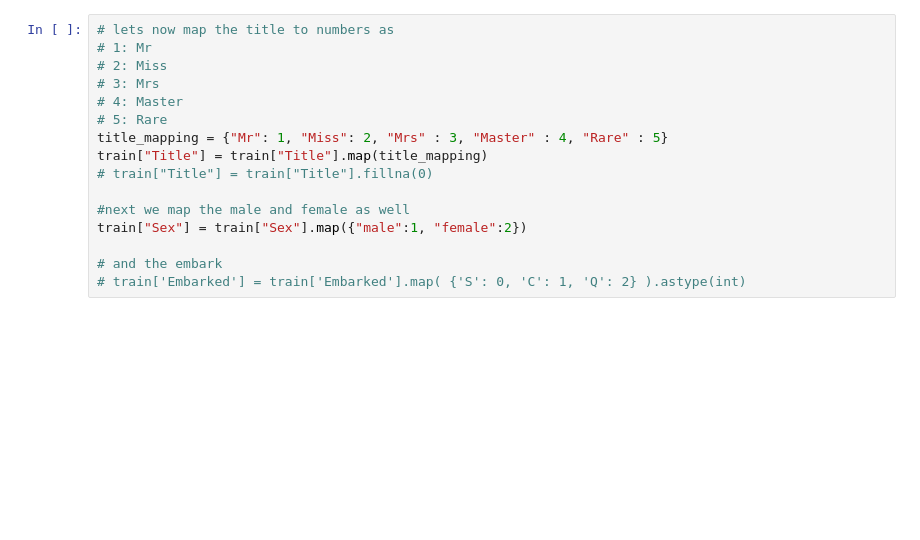
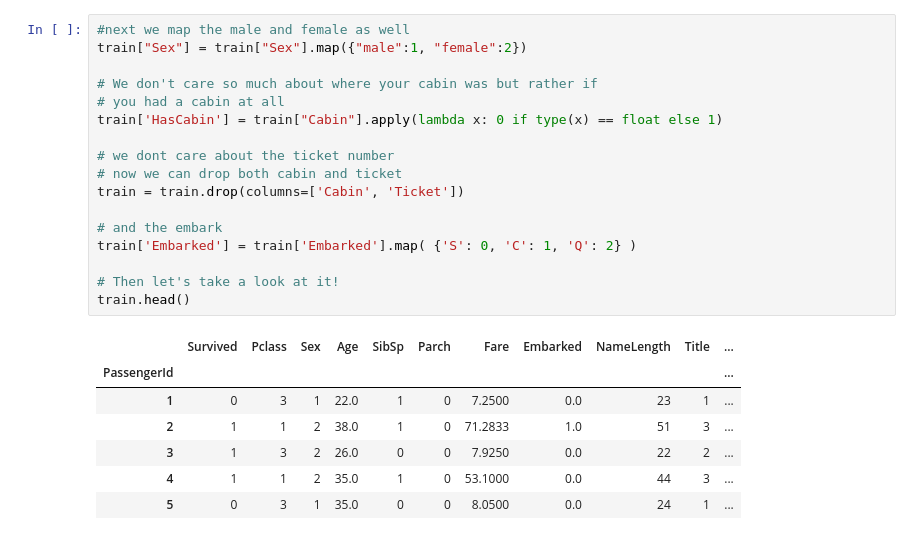
Before and after one commit to danjpark/python-titanic, a Jupyter notebook: TitanicDataDiscoveryTransformation.ipynb, the cells around one changed output. Drawn from its saved outputs; the diff is of its cells as text; blank space fills up the shorter version.

```diff
--- a/TitanicDataDiscoveryTransformation.ipynb
+++ b/TitanicDataDiscoveryTransformation.ipynb
@@ -192,19 +185,28 @@ train.groupby("Title").count()
-# %%
-# lets now map the title to numbers as
-# 1: Mr
-# 2: Miss
-# 3: Mrs
-# 4: Master
-# 5: Rare
-title_mapping = {"Mr": 1, "Miss": 2, "Mrs" : 3, "Master" : 4, "Rare" : 5}
-train["Title"] = train["Title"].map(title_mapping)
-# train["Title"] = train["Title"].fillna(0)
-
-#next we map the male and female as well
-train["Sex"] = train["Sex"].map({"male":1, "female":2})
-
-# and the embark
-# train['Embarked'] = train['Embarked'].map( {'S': 0, 'C': 1, 'Q': 2} ).astype(int)
+# %%
+#next we map the male and female as well
+train["Sex"] = train["Sex"].map({"male":1, "female":2})
+
+# We don't care so much about where your cabin was but rather if
+# you had a cabin at all
+train['HasCabin'] = train["Cabin"].apply(lambda x: 0 if type(x) == float else 1)
+
+# we dont care about the ticket number
+# now we can drop both cabin and ticket
+train = train.drop(columns=['Cabin', 'Ticket'])
+
+# and the embark
+train['Embarked'] = train['Embarked'].map( {'S': 0, 'C': 1, 'Q': 2} )
+
+# Then let's take a look at it!
+train.head()
+# %% [output]
+|  | Survived | Pclass | Sex | Age | SibSp | Parch | Fare | Embarked | NameLength | Title | ... |
+| PassengerId |  |  |  |  |  |  |  |  |  |  | ... |
+| 1 | 0 | 3 | 1 | 22.0 | 1 | 0 | 7.2500 | 0.0 | 23 | 1 | ... |
+| 2 | 1 | 1 | 2 | 38.0 | 1 | 0 | 71.2833 | 1.0 | 51 | 3 | ... |
+| 3 | 1 | 3 | 2 | 26.0 | 0 | 0 | 7.9250 | 0.0 | 22 | 2 | ... |
+| 4 | 1 | 1 | 2 | 35.0 | 1 | 0 | 53.1000 | 0.0 | 44 | 3 | ... |
+| 5 | 0 | 3 | 1 | 35.0 | 0 | 0 | 8.0500 | 0.0 | 24 | 1 | ... |
 # %%
 train.head()
 # %% [output]
```
Also changed, not shown: parts of 22 cells of this notebook.
